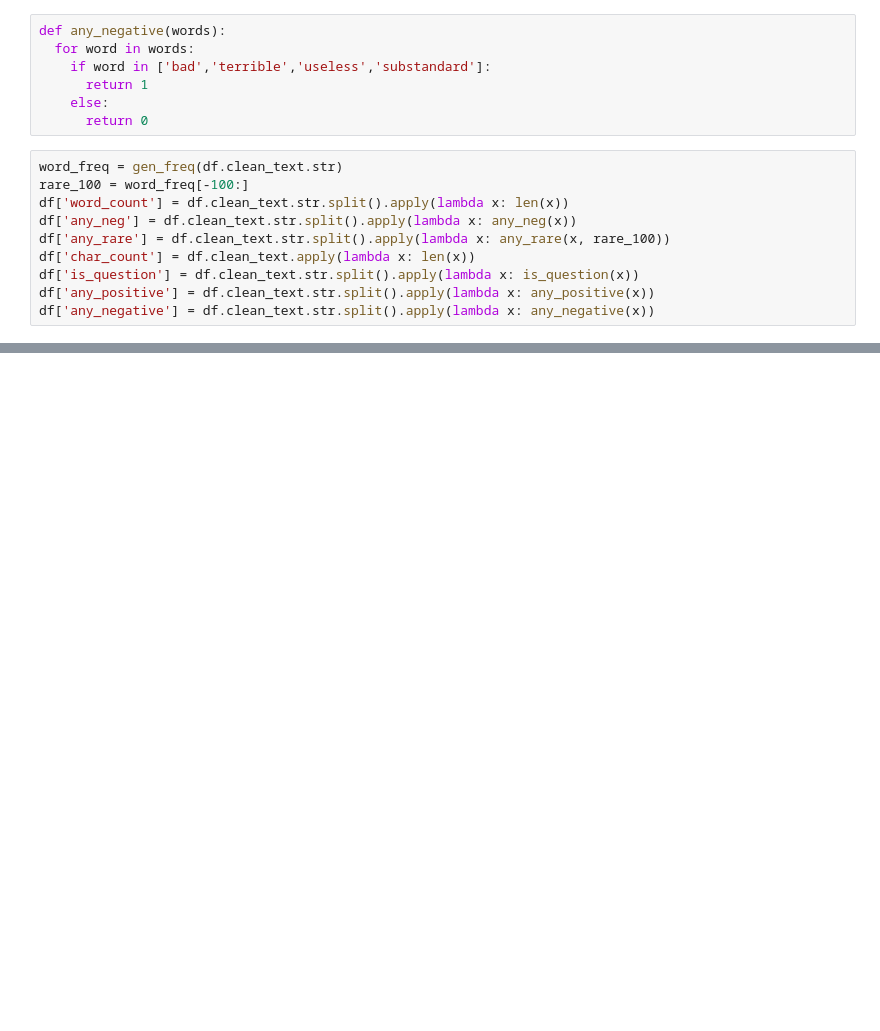
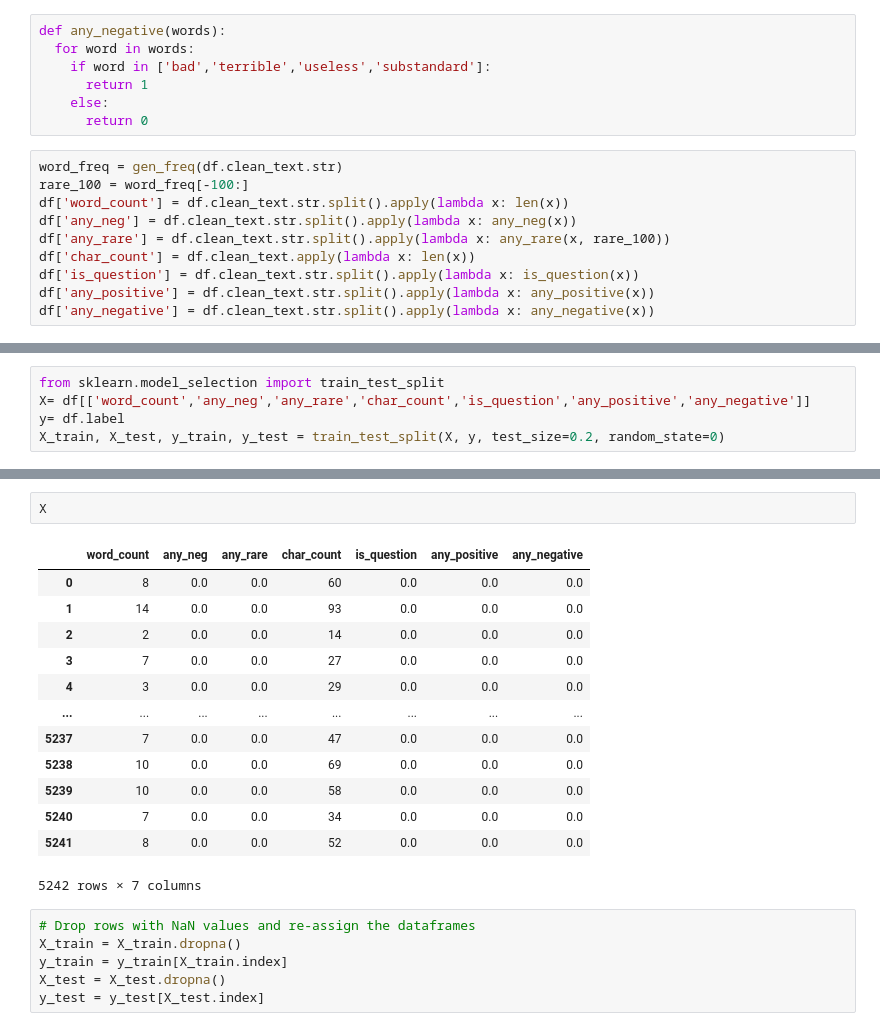
Before and after one commit to sumalatha456/MINI_NLP-PROJECTS, a Jupyter notebook: NLP(Text_classification).ipynb, the cells around one changed output, grey strips where cells are left out. Saved outputs shown, nothing was run; the diff lists cells and outputs as text; blank space fills up the shorter version.

```diff
--- a/NLP(Text_classification).ipynb
+++ b/NLP(Text_classification).ipynb
@@ -153,0 +170,5 @@ df['any_negative'] = df.clean_text.str.split().apply(lambda x: any_negative(x))
+# %%
+from sklearn.model_selection import train_test_split
+X= df[['word_count','any_neg','any_rare','char_count','is_question','any_positive','any_negative']]
+y= df.label
+X_train, X_test, y_train, y_test = train_test_split(X, y, test_size=0.2, random_state=0)
@@ -153,0 +195,22 @@ df['any_negative'] = df.clean_text.str.split().apply(lambda x: any_negative(x))
+# %%
+X
+# %% [output]
+|  | word_count | any_neg | any_rare | char_count | is_question | any_positive | any_negative |
+| 0 | 8 | 0.0 | 0.0 | 60 | 0.0 | 0.0 | 0.0 |
+| 1 | 14 | 0.0 | 0.0 | 93 | 0.0 | 0.0 | 0.0 |
+| 2 | 2 | 0.0 | 0.0 | 14 | 0.0 | 0.0 | 0.0 |
+| 3 | 7 | 0.0 | 0.0 | 27 | 0.0 | 0.0 | 0.0 |
+| 4 | 3 | 0.0 | 0.0 | 29 | 0.0 | 0.0 | 0.0 |
+| ... | ... | ... | ... | ... | ... | ... | ... |
+| 5237 | 7 | 0.0 | 0.0 | 47 | 0.0 | 0.0 | 0.0 |
+| 5238 | 10 | 0.0 | 0.0 | 69 | 0.0 | 0.0 | 0.0 |
+| 5239 | 10 | 0.0 | 0.0 | 58 | 0.0 | 0.0 | 0.0 |
+| 5240 | 7 | 0.0 | 0.0 | 34 | 0.0 | 0.0 | 0.0 |
+| 5241 | 8 | 0.0 | 0.0 | 52 | 0.0 | 0.0 | 0.0 |
+5242 rows × 7 columns
+# %%
+# Drop rows with NaN values and re-assign the dataframes
+X_train = X_train.dropna()
+y_train = y_train[X_train.index]
+X_test = X_test.dropna()
+y_test = y_test[X_test.index]
```
Also changed, not shown: parts of 12 cells of this notebook.
